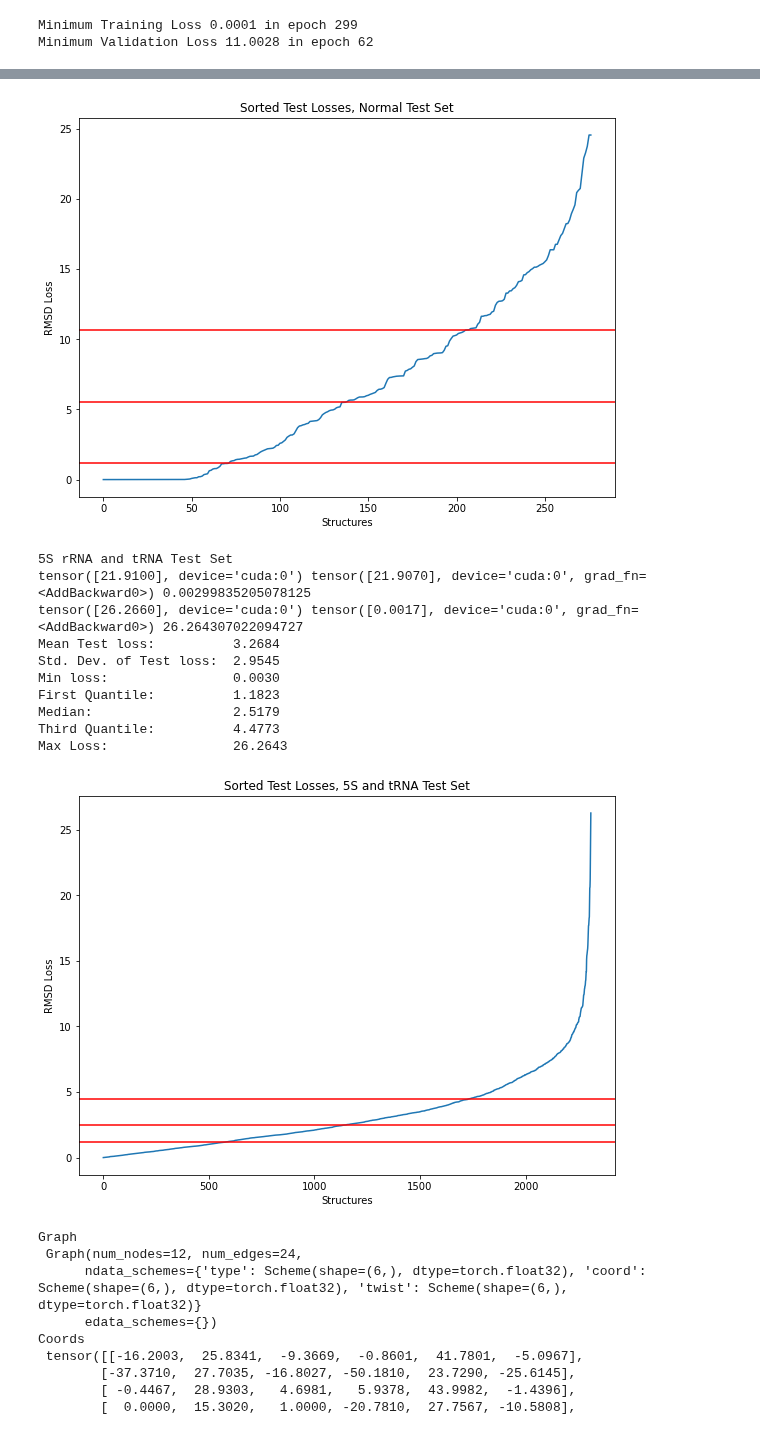
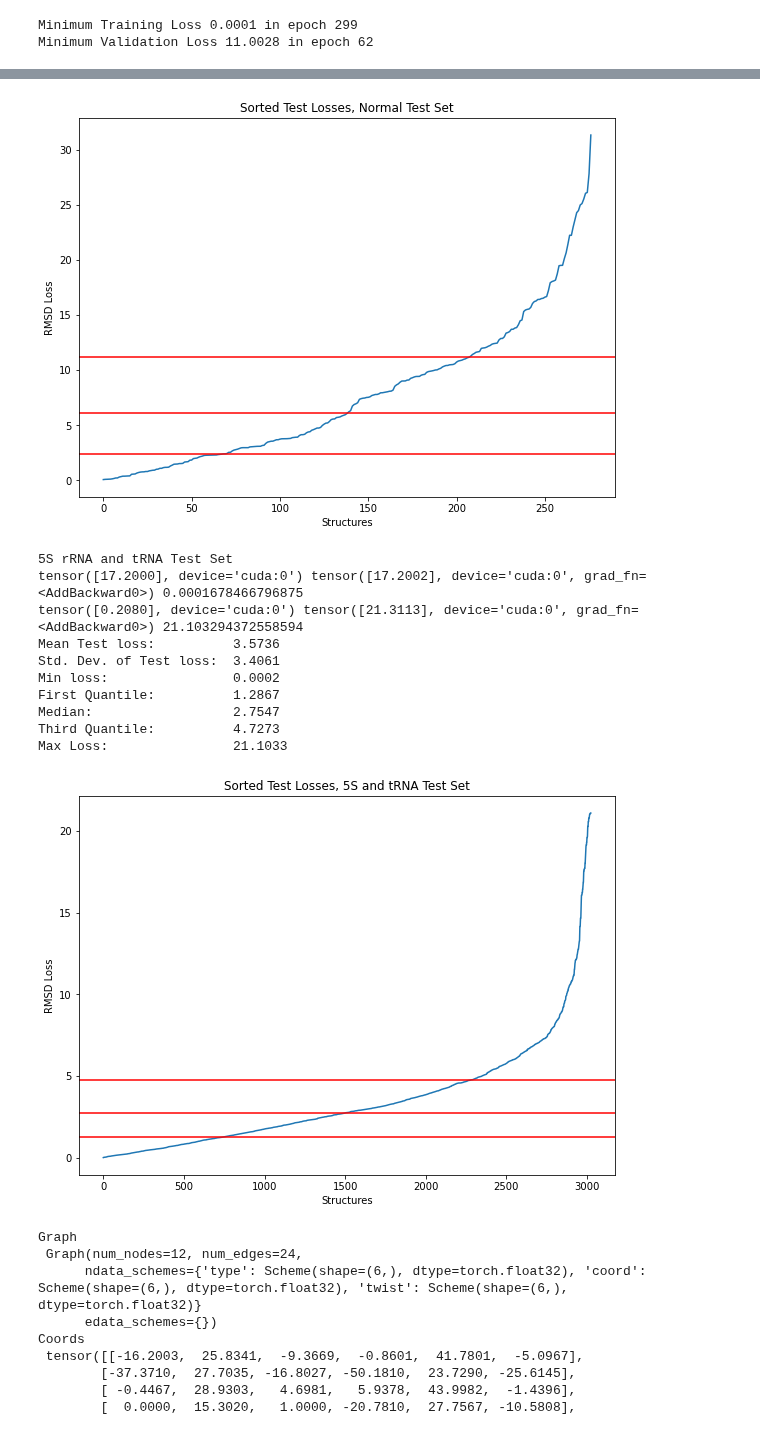
Before and after one commit to milang9/3d_classifier, a Jupyter notebook: 3d_classifier.ipynb, the cells around one changed output, grey strips where cells are left out. Drawn from its saved outputs; the diff is of its cells as text; code cells hidden in the pictures.

Commit message:
progress to more uniform training data

```diff
--- a/3d_classifier.ipynb
+++ b/3d_classifier.ipynb
@@ -145,7 +144,7 @@ class CGDataset(DGLDataset):
         filenames = next(os.walk(self.file_path), (None, None, []))[2]
 
         for file in filenames:
-            if file.endswith(".cg"):
+            if file.endswith(".cg") and file in rmsd_dict.keys():
                 files.append(file)
                 self.labels.append(rmsd_dict[file])
 
@@ -430,11 +429,12 @@ st_test_dataloader = dtl.pytorch.GraphDataLoader(st_test_dataset)
 #Test
 import math
 
-model = CG_Classifier(num_features=3)
+if "model" not in globals():
+    model = CG_Classifier(num_features=3)
 
 model.to(device)
 
-model.load_state_dict(th.load("model_data/model_2022-01-31_ep80.pth"))
+model.load_state_dict(th.load("model_data/model_epoch19.pth"))
 
 model.eval()
 
@@ -509,15 +511,15 @@ Max Loss:                24.5379
-[figure, old version]
+[figure, new version]
 5S rRNA and tRNA Test Set
-tensor([21.9100], device='cuda:0') tensor([21.9070], device='cuda:0', grad_fn=<AddBackward0>) 0.00299835205078125
-tensor([26.2660], device='cuda:0') tensor([0.0017], device='cuda:0', grad_fn=<AddBackward0>) 26.264307022094727
-Mean Test loss:          3.2684
-Std. Dev. of Test loss:  2.9545
-Min loss:                0.0030
-First Quantile:          1.1823
-Median:                  2.5179
-Third Quantile:          4.4773
-Max Loss:                26.2643
+tensor([17.2000], device='cuda:0') tensor([17.2002], device='cuda:0', grad_fn=<AddBackward0>) 0.0001678466796875
+tensor([0.2080], device='cuda:0') tensor([21.3113], device='cuda:0', grad_fn=<AddBackward0>) 21.103294372558594
+Mean Test loss:          3.5736
+Std. Dev. of Test loss:  3.4061
+Min loss:                0.0002
+First Quantile:          1.2867
+Median:                  2.7547
+Third Quantile:          4.7273
+Max Loss:                21.1033
-[figure, old version]
+[figure, new version]
 # %%
 #play ground for diffpool
 #adapted from: https://github.com/dmlc/dgl/blob/master/examples/pytorch/diffpool/model/dgl_layers/gnn.py
```
Also changed, not shown: parts of 5 cells of this notebook, 3 other files.
